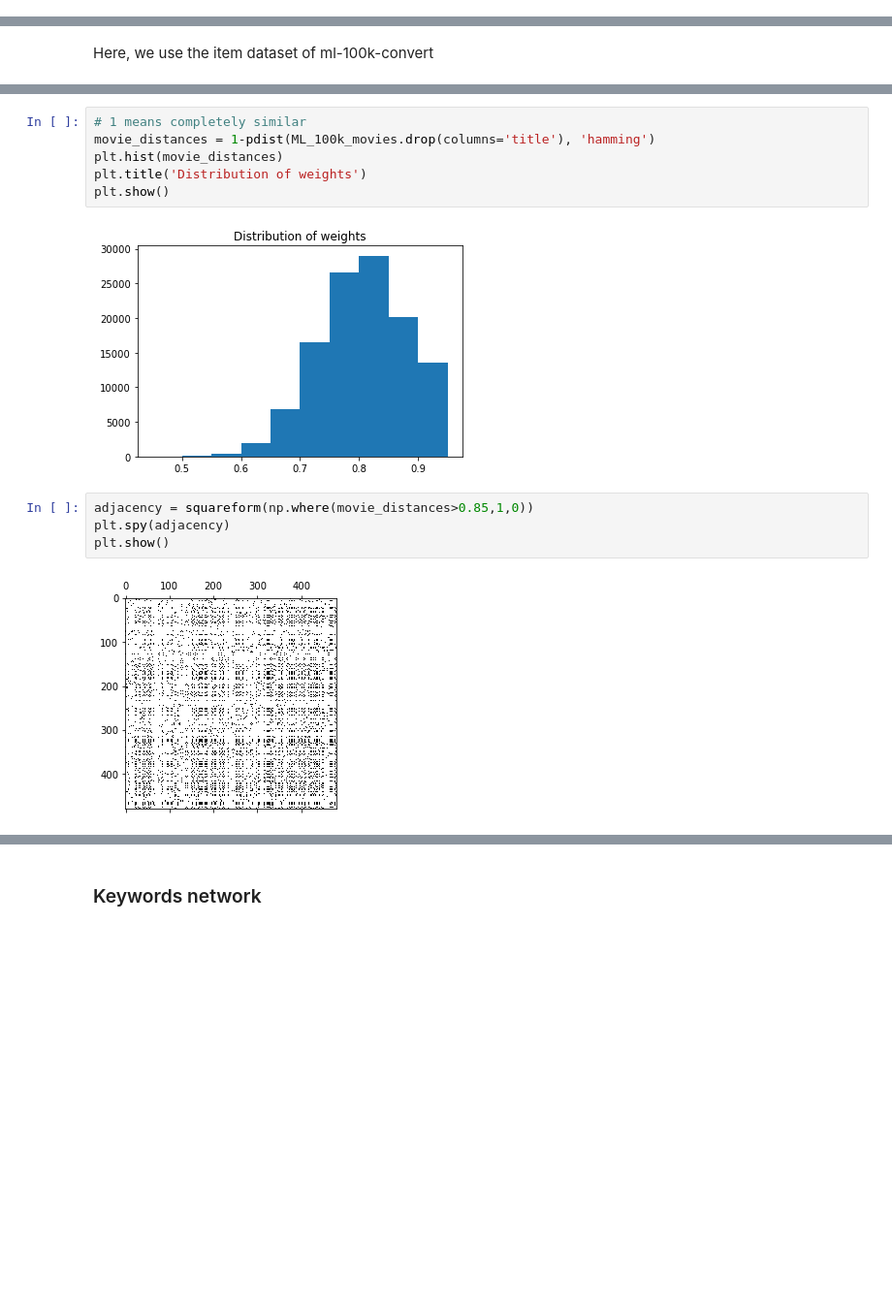
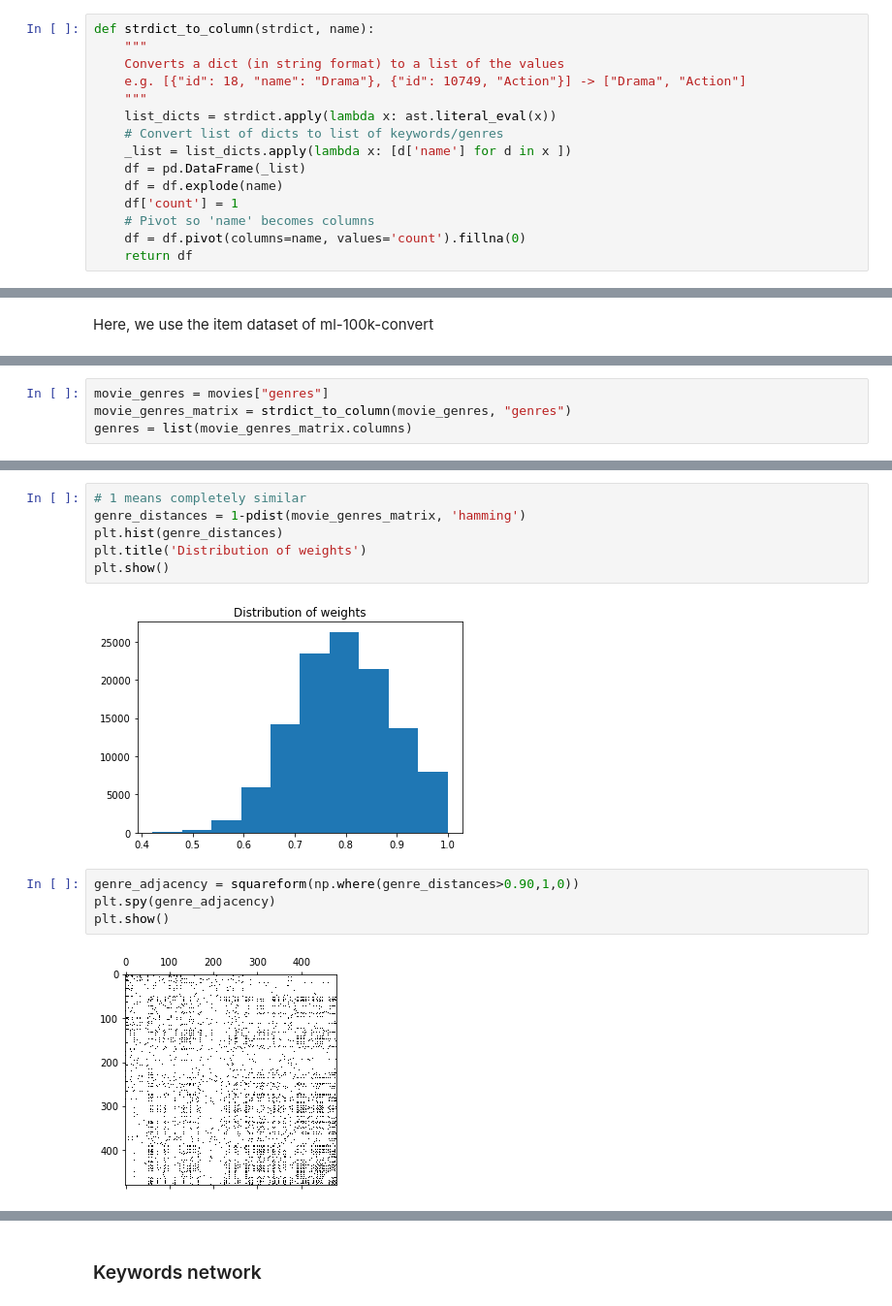
Before and after one commit to Lambo97/MovieRecommendation, a Jupyter notebook: src/movie_feature_network.ipynb, the cells around one changed output, grey strips where cells are left out. Shown at 97% size. Drawn from its saved outputs; the diff is of its cells as text; blank space fills up the shorter version.

Commit message:
code cleanup, generated graphs, revenue and budget, language

```diff
--- a/src/movie_feature_network.ipynb
+++ b/src/movie_feature_network.ipynb
@@ -95,6 +101,21 @@ We will make the following graphs:
 * genres
 * keywords
 * revenue
+# %%
+def strdict_to_column(strdict, name):
+    """
+    Converts a dict (in string format) to a list of the values
+    e.g. [{"id": 18, "name": "Drama"}, {"id": 10749, "Action"}] -> ["Drama", "Action"]
+    """
+    list_dicts = strdict.apply(lambda x: ast.literal_eval(x))
+    # Convert list of dicts to list of keywords/genres
+    _list = list_dicts.apply(lambda x: [d['name'] for d in x ])
+    df = pd.DataFrame(_list)
+    df = df.explode(name)
+    df['count'] = 1
+    # Pivot so 'name' becomes columns
+    df = df.pivot(columns=name, values='count').fillna(0)
+    return df
 # %% [markdown]
 ### Genre network
 # %% [markdown]
@@ -126,0 +123,4 @@ ML_100k_movies.shape
+# %%
+movie_genres = movies["genres"]
+movie_genres_matrix = strdict_to_column(movie_genres, "genres")
+genres = list(movie_genres_matrix.columns)
@@ -127,16 +136,16 @@ ML_100k_movies.shape
 # %%
 # 1 means completely similar
-movie_distances = 1-pdist(ML_100k_movies.drop(columns='title'), 'hamming')
-plt.hist(movie_distances)
+genre_distances = 1-pdist(movie_genres_matrix, 'hamming')
+plt.hist(genre_distances)
 plt.title('Distribution of weights')
 plt.show()
 # %% [output]
-[figure, old version]
+[figure, new version]
 # %%
-adjacency = squareform(np.where(movie_distances>0.85,1,0))
-plt.spy(adjacency)
+genre_adjacency = squareform(np.where(genre_distances>0.90,1,0))
+plt.spy(genre_adjacency)
 plt.show()
 # %% [output]
-[figure, old version]
+[figure, new version]
 # %%
 # Add labels for visualisation in Gephi
```
Also changed, not shown: parts of 32 cells of this notebook, 2 other files.
